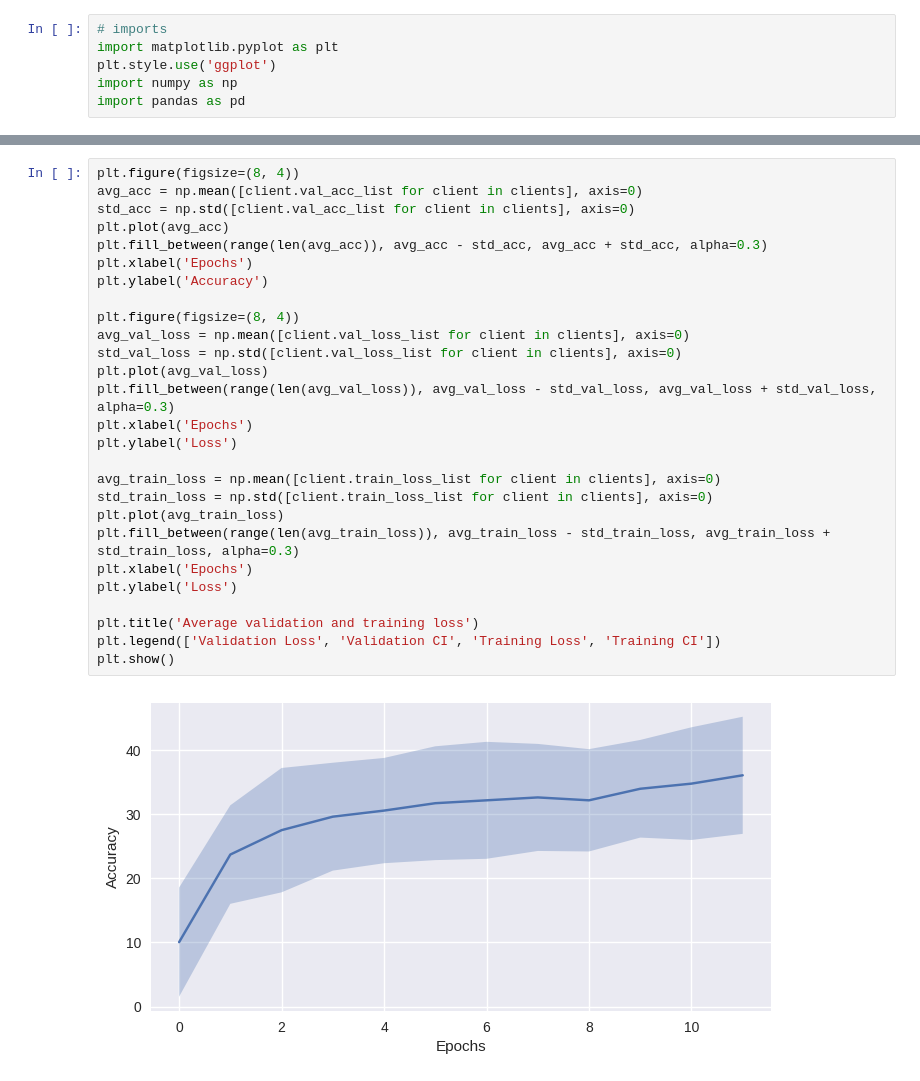
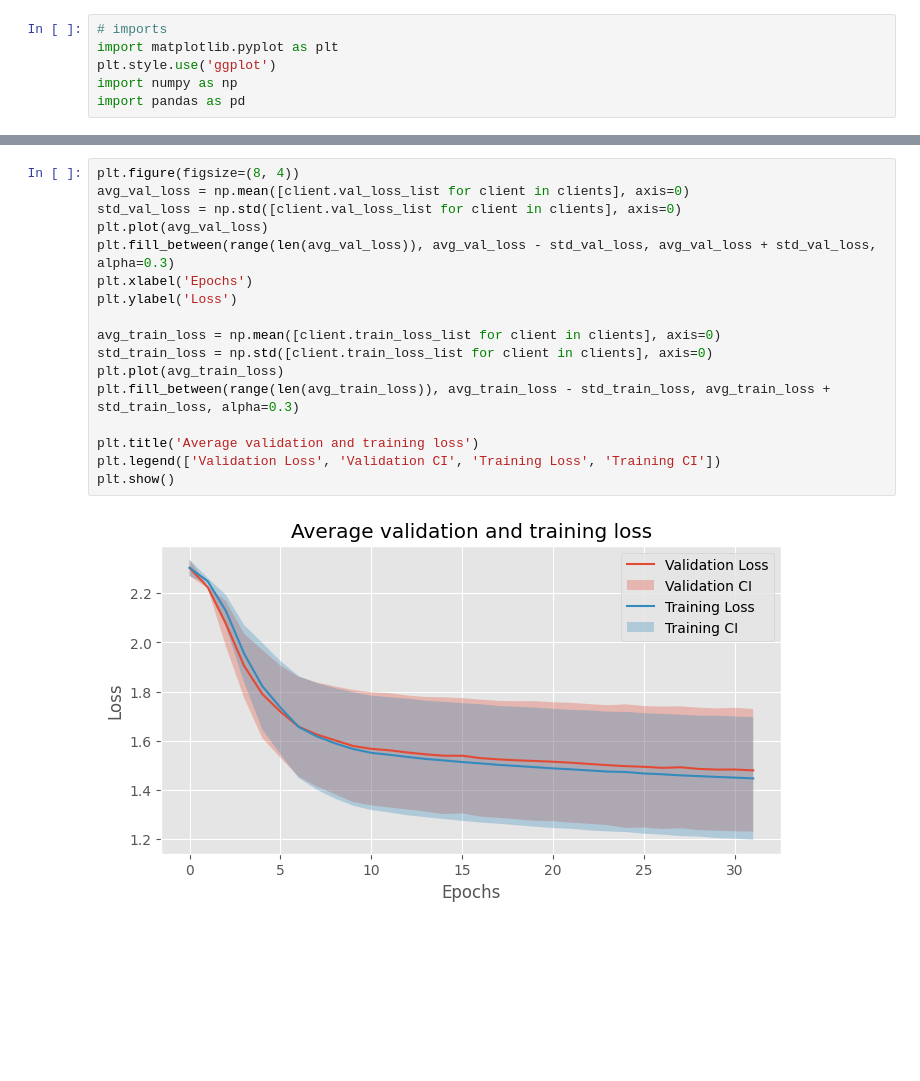
Before and after one commit to tomhagander/decentralized_deep_learning, a Jupyter notebook: analyze_data.ipynb, the cells around one changed output, grey strips where cells are left out. Saved outputs shown, nothing was run; the diff lists cells and outputs as text; blank space fills up the shorter version.

```diff
--- a/analyze_data.ipynb
+++ b/analyze_data.ipynb
@@ -21,29 +35,19 @@ import pandas as pd
 # %%
-plt.figure(figsize=(8, 4))
-avg_acc = np.mean([client.val_acc_list for client in clients], axis=0)
-std_acc = np.std([client.val_acc_list for client in clients], axis=0)
-plt.plot(avg_acc)
-plt.fill_between(range(len(avg_acc)), avg_acc - std_acc, avg_acc + std_acc, alpha=0.3)
-plt.xlabel('Epochs')
-plt.ylabel('Accuracy')
-
 plt.figure(figsize=(8, 4))
 avg_val_loss = np.mean([client.val_loss_list for client in clients], axis=0)
 std_val_loss = np.std([client.val_loss_list for client in clients], axis=0)
 plt.plot(avg_val_loss)
 plt.fill_between(range(len(avg_val_loss)), avg_val_loss - std_val_loss, avg_val_loss + std_val_loss, alpha=0.3)
 plt.xlabel('Epochs')
 plt.ylabel('Loss')
 
 avg_train_loss = np.mean([client.train_loss_list for client in clients], axis=0)
 std_train_loss = np.std([client.train_loss_list for client in clients], axis=0)
 plt.plot(avg_train_loss)
 plt.fill_between(range(len(avg_train_loss)), avg_train_loss - std_train_loss, avg_train_loss + std_train_loss, alpha=0.3)
-plt.xlabel('Epochs')
-plt.ylabel('Loss')
 
 plt.title('Average validation and training loss')
 plt.legend(['Validation Loss', 'Validation CI', 'Training Loss', 'Training CI'])
 plt.show()
 # %% [output]
-[figure, old version]
+[figure, new version]
```
Also changed, not shown: parts of 5 cells of this notebook, 7 other files.
